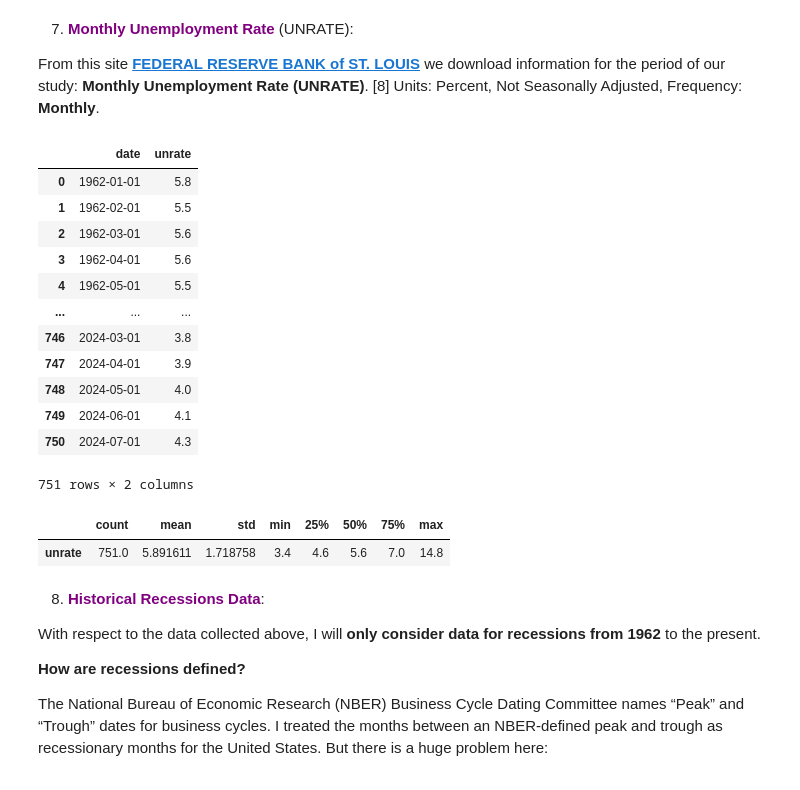
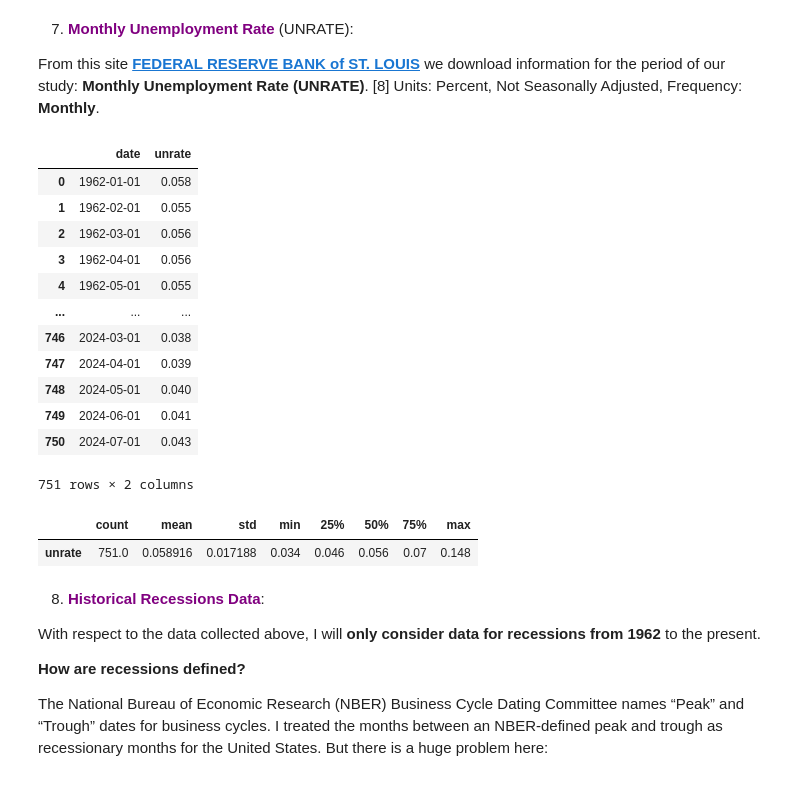
Before and after one commit to Engineer194/Analysis-of-the-US-Economy---Part-2, a Jupyter notebook: Macroeconomic Analysis of the US Economy - Part 2-v.1.ipynb, the cells around one changed output. Drawn from its saved outputs; the diff is of its cells as text; code cells hidden in the pictures.

```diff
--- a/Macroeconomic Analysis of the US Economy - Part 2-v.1.ipynb
+++ b/Macroeconomic Analysis of the US Economy - Part 2-v.1.ipynb
@@ -537,29 +537,30 @@ Units: Percent, Not Seasonally Adjusted, Frequency: **Monthly**.
 # %%
 # ===> No data yet until September 2024. <===
 
 unrate = pd.read_csv('data/UNRATE.csv') # Read the CSV file
 unrate.columns = ["date", "unrate"]
+unrate["unrate"] = unrate["unrate"] / 100 # => Conversion from % to numbers !!
 unrate
 # __________ DataFrame (DF) with final data! __________
 # %% [output]
 |  | date | unrate |
-| 0 | 1962-01-01 | 5.8 |
-| 1 | 1962-02-01 | 5.5 |
-| 2 | 1962-03-01 | 5.6 |
-| 3 | 1962-04-01 | 5.6 |
-| 4 | 1962-05-01 | 5.5 |
+| 0 | 1962-01-01 | 0.058 |
+| 1 | 1962-02-01 | 0.055 |
+| 2 | 1962-03-01 | 0.056 |
+| 3 | 1962-04-01 | 0.056 |
+| 4 | 1962-05-01 | 0.055 |
 | ... | ... | ... |
-| 746 | 2024-03-01 | 3.8 |
-| 747 | 2024-04-01 | 3.9 |
-| 748 | 2024-05-01 | 4.0 |
-| 749 | 2024-06-01 | 4.1 |
-| 750 | 2024-07-01 | 4.3 |
+| 746 | 2024-03-01 | 0.038 |
+| 747 | 2024-04-01 | 0.039 |
+| 748 | 2024-05-01 | 0.040 |
+| 749 | 2024-06-01 | 0.041 |
+| 750 | 2024-07-01 | 0.043 |
 751 rows × 2 columns
 # %%
 unrate.describe().T
 # %% [output]
 |  | count | mean | std | min | 25% | 50% | 75% | max |
-| unrate | 751.0 | 5.891611 | 1.718758 | 3.4 | 4.6 | 5.6 | 7.0 | 14.8 |
+| unrate | 751.0 | 0.058916 | 0.017188 | 0.034 | 0.046 | 0.056 | 0.07 | 0.148 |
 # %% [markdown]
 8. **<a style="color:purple;">Historical Recessions Data</a>**:
 
```
Also changed, not shown: parts of 5 cells of this notebook.
